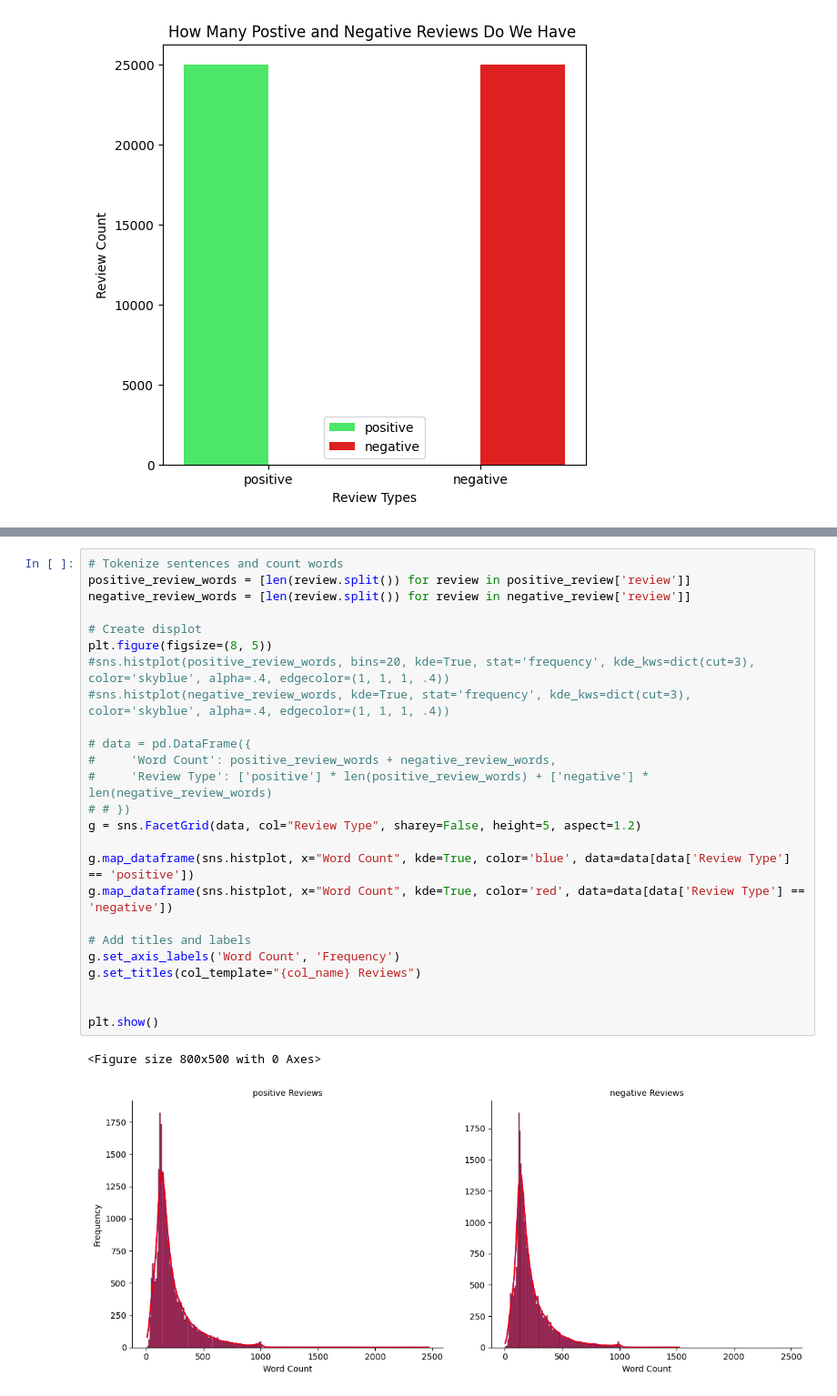
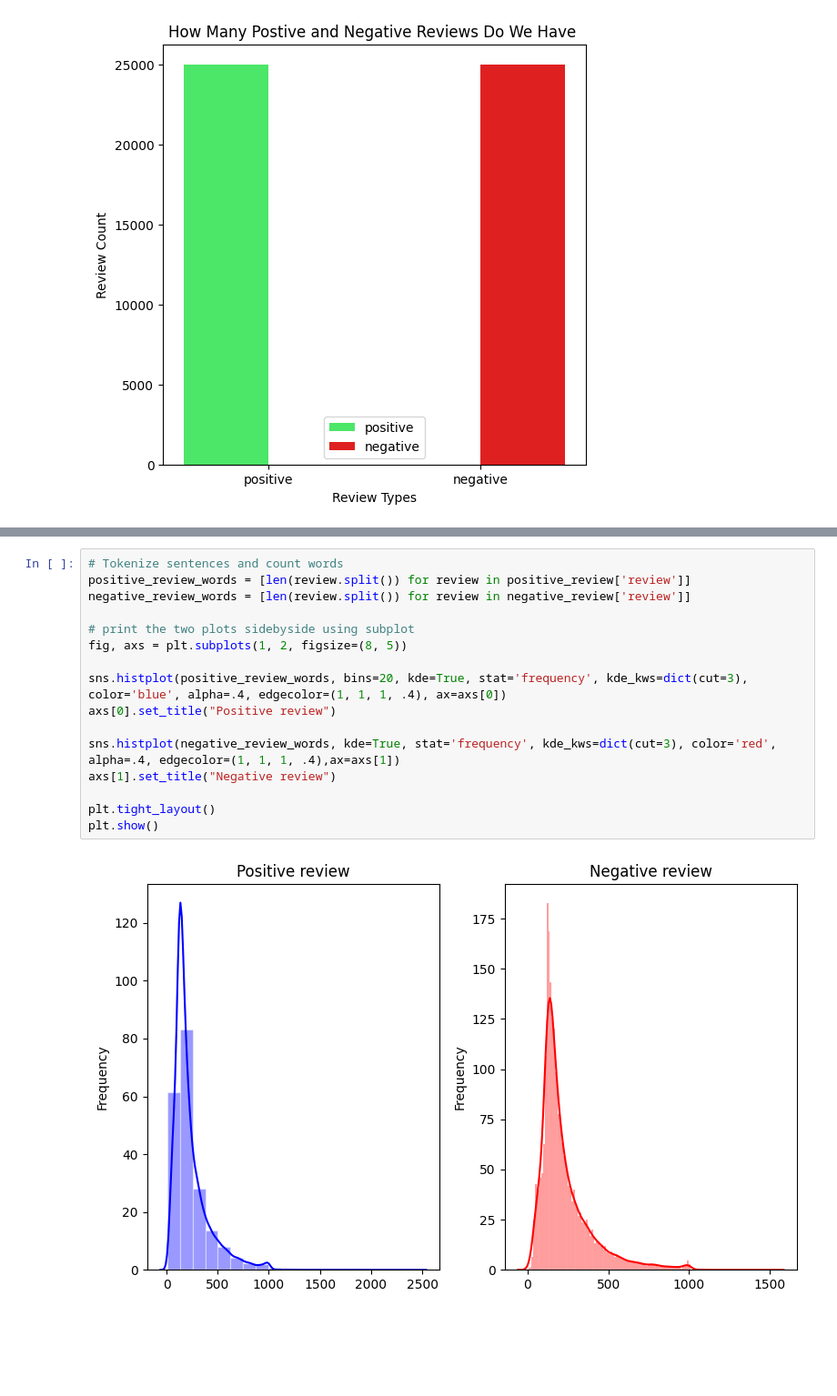
Before and after one commit to ifuu16/Movie_Sentiment_Analysis, a Jupyter notebook: data_preprocessing.ipynb, the cells around one changed output, grey strips where cells are left out. Shown at 91% size. Drawn from its saved outputs; the diff is of its cells as text; blank space fills up the shorter version.

Commit message:
counted the number of positive and negative reviews, and plotted them seprately using histplot and subplot

```diff
--- a/data_preprocessing.ipynb
+++ b/data_preprocessing.ipynb
@@ -78,28 +101,18 @@ plt.show()
 # %%
 # Tokenize sentences and count words
 positive_review_words = [len(review.split()) for review in positive_review['review']]
 negative_review_words = [len(review.split()) for review in negative_review['review']]
 
-# Create displot
-plt.figure(figsize=(8, 5))
-#sns.histplot(positive_review_words, bins=20, kde=True, stat='frequency', kde_kws=dict(cut=3), color='skyblue', alpha=.4, edgecolor=(1, 1, 1, .4))
-#sns.histplot(negative_review_words, kde=True, stat='frequency', kde_kws=dict(cut=3), color='skyblue', alpha=.4, edgecolor=(1, 1, 1, .4))
+# print the two plots sidebyside using subplot
+fig, axs = plt.subplots(1, 2, figsize=(8, 5))
 
-# data = pd.DataFrame({
-#     'Word Count': positive_review_words + negative_review_words,
-#     'Review Type': ['positive'] * len(positive_review_words) + ['negative'] * len(negative_review_words)
-# # })
-g = sns.FacetGrid(data, col="Review Type", sharey=False, height=5, aspect=1.2)
+sns.histplot(positive_review_words, bins=20, kde=True, stat='frequency', kde_kws=dict(cut=3), color='blue', alpha=.4, edgecolor=(1, 1, 1, .4), ax=axs[0])
+axs[0].set_title("Positive review")
 
-g.map_dataframe(sns.histplot, x="Word Count", kde=True, color='blue', data=data[data['Review Type'] == 'positive'])
-g.map_dataframe(sns.histplot, x="Word Count", kde=True, color='red', data=data[data['Review Type'] == 'negative'])
+sns.histplot(negative_review_words, kde=True, stat='frequency', kde_kws=dict(cut=3), color='red', alpha=.4, edgecolor=(1, 1, 1, .4),ax=axs[1])
+axs[1].set_title("Negative review")
 
-# Add titles and labels
-g.set_axis_labels('Word Count', 'Frequency')
-g.set_titles(col_template="{col_name} Reviews")
-
-
+plt.tight_layout()
 plt.show()
 # %% [output]
-<Figure size 800x500 with 0 Axes>
-[figure, old version]
+[figure, new version]
```
Also changed, not shown: parts of 1 cell of this notebook.
